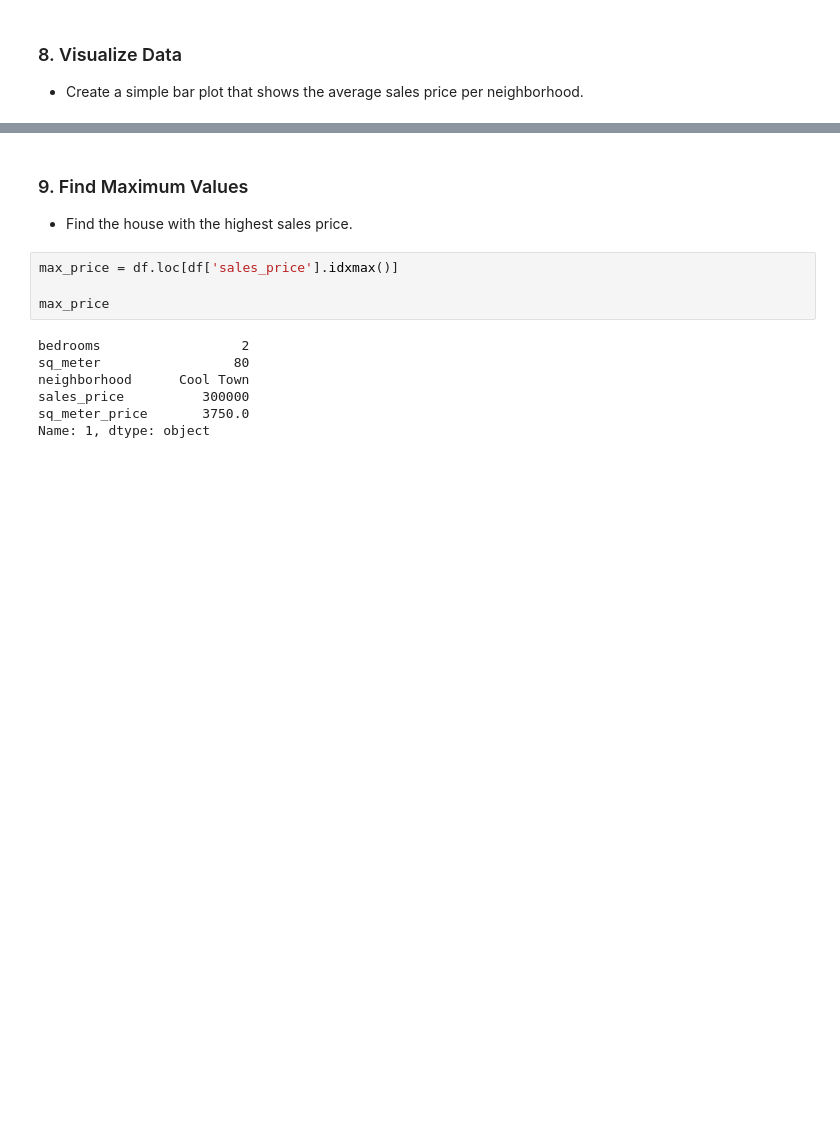
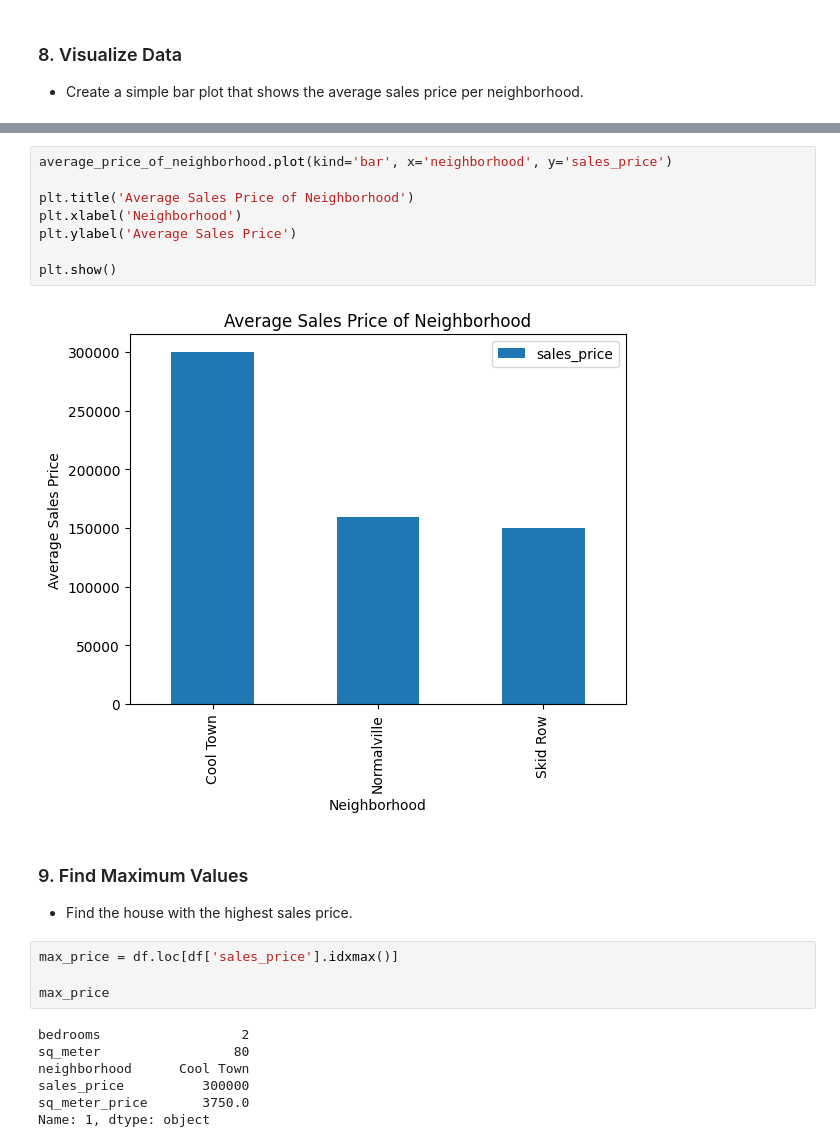
Before and after one commit to Da-Ronja/Lab, a Jupyter notebook: 01/house_price.ipynb, the cells around one changed output, grey strips where cells are left out. Cells and saved outputs as stored; diff of their text form; blank space fills up the shorter version.

```diff
--- a/01/house_price.ipynb
+++ b/01/house_price.ipynb
@@ -122,3 +119,13 @@ plt.show()
+# %%
+average_price_of_neighborhood.plot(kind='bar', x='neighborhood', y='sales_price')
+
+plt.title('Average Sales Price of Neighborhood')
+plt.xlabel('Neighborhood')
+plt.ylabel('Average Sales Price')
+
+plt.show()
+# %% [output]
+[figure, added]
 # %% [markdown]
 ### 9. Find Maximum Values
 - Find the house with the highest sales price.
```
Also changed, not shown: parts of 5 cells of this notebook.
